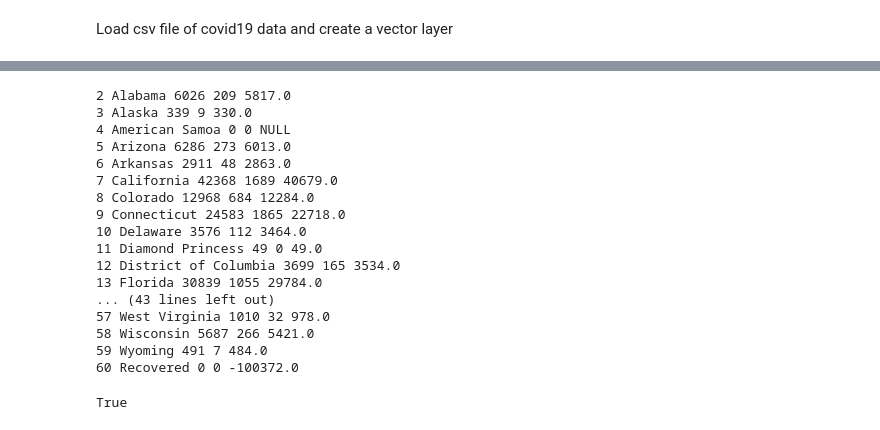
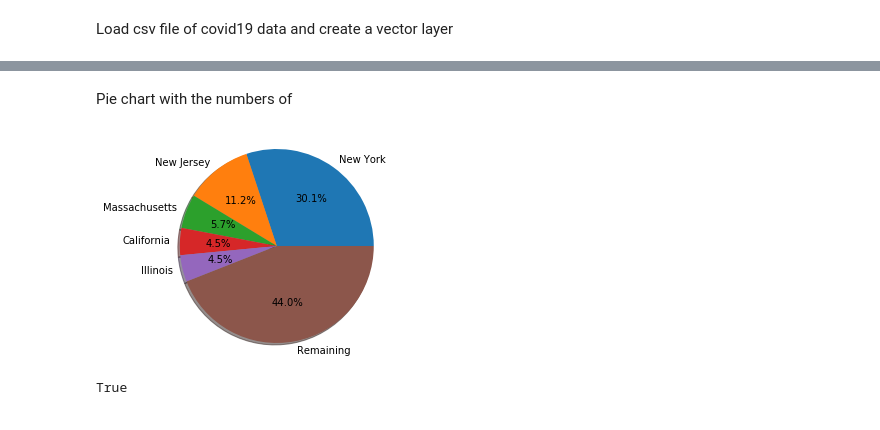
Before and after one commit to LFCC98/TA-Cartografia, a Jupyter notebook: Cartografia-TP-19-20-a81960.ipynb, the cells around one changed output, grey strips where cells are left out. Drawn from its saved outputs; the diff is of its cells as text; code cells hidden in the pictures.

```diff
--- a/Cartografia-TP-19-20-a81960.ipynb
+++ b/Cartografia-TP-19-20-a81960.ipynb
@@ -41,3 +40,0 @@ project.addMapLayer(covid_layer)
-# %%
-for feature in usa_layer.getFeatures():
-    print(feature.id(), feature['NAME'], feature['REGION'], feature['DIVISION'])
@@ -62,21 +41,2 @@ for feature in usa_layer.getFeatures():
-# %%
-for feature in covid_layer.getFeatures():
-    print(feature.id(), feature['Province_State'], feature['Confirmed'], feature['Deaths'], feature['Active'])
-# %% [output]
-2 Alabama 6026 209 5817.0
-3 Alaska 339 9 330.0
-4 American Samoa 0 0 NULL
-5 Arizona 6286 273 6013.0
-6 Arkansas 2911 48 2863.0
-7 California 42368 1689 40679.0
-8 Colorado 12968 684 12284.0
-9 Connecticut 24583 1865 22718.0
-10 Delaware 3576 112 3464.0
-11 Diamond Princess 49 0 49.0
-12 District of Columbia 3699 165 3534.0
-13 Florida 30839 1055 29784.0
-... (43 lines left out)
-57 West Virginia 1010 32 978.0
-58 Wisconsin 5687 266 5421.0
-59 Wyoming 491 7 484.0
-60 Recovered 0 0 -100372.0
+# %% [markdown]
+Pie chart with the numbers of
@@ -83,3 +45,24 @@ for feature in covid_layer.getFeatures():
+# %%
+top = 5
+confirmed = {}
+
+total_id = 60
+states = QgsExpression("Province_State != 'Recovered'")
+
+for feature in covid_layer.getFeatures(QgsFeatureRequest(states)):
+    confirmed[feature['Province_State']] = int(feature['Confirmed'])
+
+initial = confirmed.copy()
+# %%
+total = sum(confirmed.values())
+confirmed = {k: v for k, v in sorted(confirmed.items(), key=lambda item: item[1], reverse=True)[:top]}
+confirmed['Remaining'] = total - sum(confirmed.values())
+# %%
+plt.pie(confirmed.values(), shadow=True, labels=confirmed.keys(), autopct='%1.1f%%')
+plt.axis('equal')
+plt.show()
+# %% [output]
+[figure, added]
 # %%
 usaField = 'NAME'
 covidField = 'Province_State'
```
Also changed, not shown: parts of 12 cells of this notebook.
